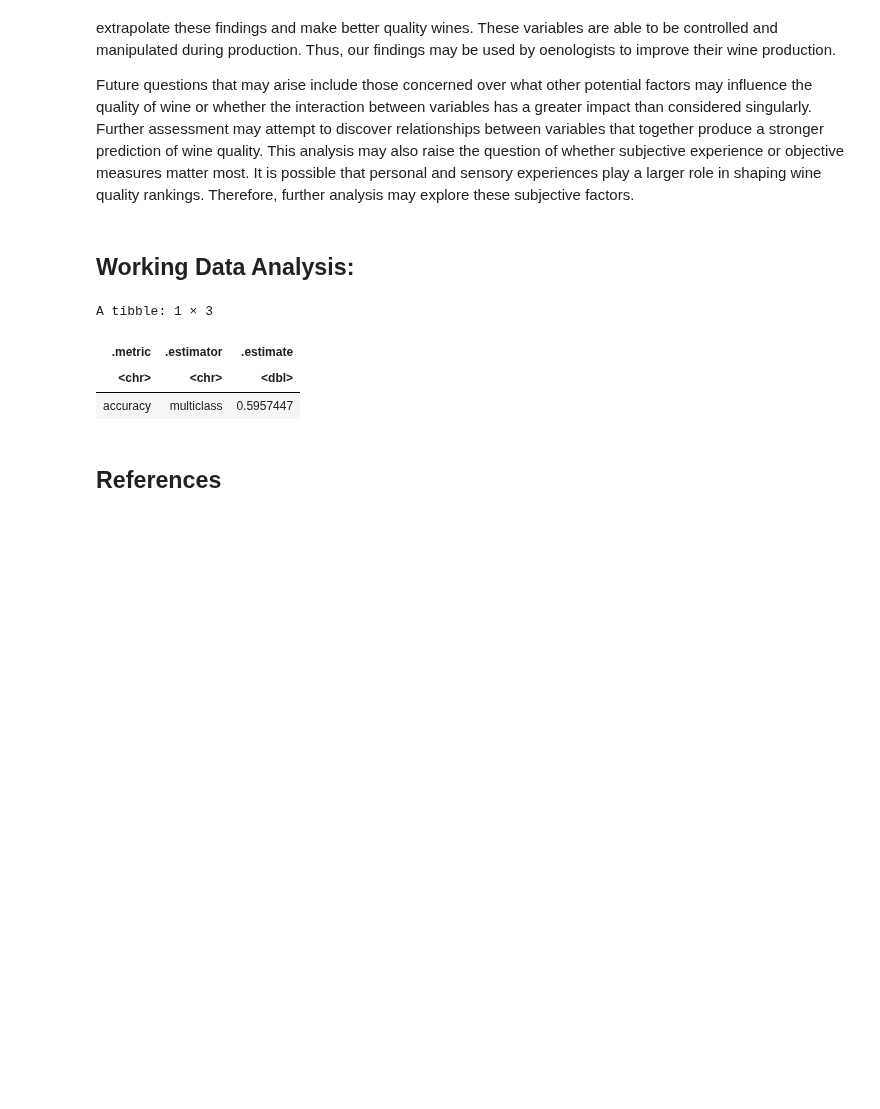
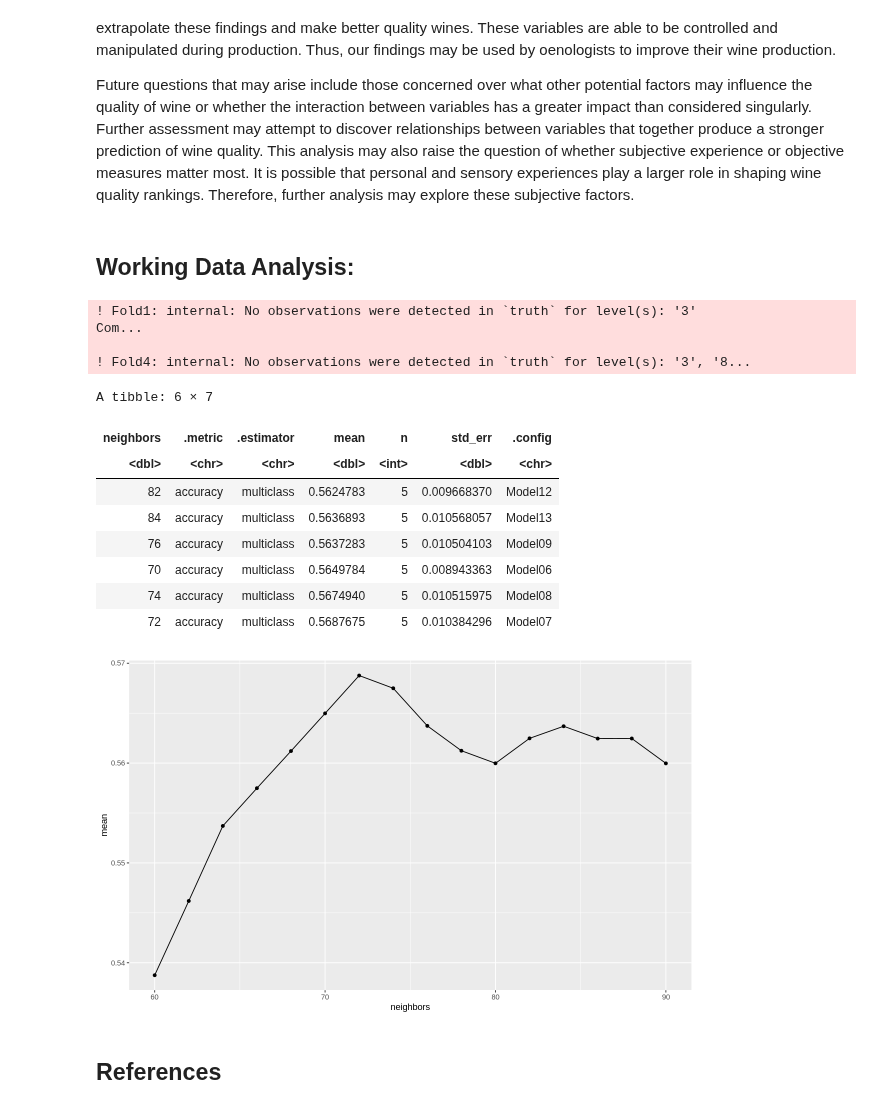
Before and after one commit to jon-chow/DSCI100-WineQualityAnalysis, a Jupyter notebook: Proposal.ipynb, the cells around one changed output. Saved outputs shown, nothing was run; the diff lists cells and outputs as text; code cells hidden in the pictures; blank space fills up the shorter version.

Commit message:
update on best-k

```diff
--- a/Proposal.ipynb
+++ b/Proposal.ipynb
@@ -197,7 +179,7 @@ Future questions that may arise include those concerned over what other potentia
 
 set.seed(7)
 
-predictor_train_data <- train_data %>% select(c(quality, fixed_acidity, residual_sugar, alcohol, sulphates, total_so2, fixed_acidity))
+predictor_train_data <- train_data %>% select(c(quality, fixed_acidity, residual_sugar, alcohol, sulphates, total_so2, fixed_acidity, citric_acid))
 
 recipe <- recipe(quality ~., data = predictor_train_data) %>%
 step_scale(all_predictors()) %>%
@@ -208,66 +190,76 @@ set_engine("kknn") %>%
 set_mode("classification")
 
 vfold <- vfold_cv(predictor_train_data, v = 5, strata = quality)
 
-# code below yeilded a very variable k plot of accuracy, best k's = 1, 6, 76, 36, 11, and 56. All a accuracies around 0.56.
+# code below yeilded a very variable k plot of accuracy, best k's = 60-75 best. All a accuracies around 0.56.
 # so i limited it to a smaller range.
 
 # k_vals <- tibble(neighbors = seq(1,100,5))
 
 # train_fit <- workflow() %>%
 # add_recipe(recipe) %>%
 # add_model(model) %>%
 # tune_grid(resamples = vfold, grid = k_vals) %>%
 # collect_metrics() %>%
 # filter(.metric == "accuracy") %>%
 # arrange(mean)
 
 # tail(train_fit)
 
 # k_plot <- ggplot(train_fit, aes(x=neighbors, y=mean)) + geom_point() + geom_line()
 # k_plot
 
 # code below yeilded a fairly variable k plot of accuracy, but k = 35 likely best for preventing under and overfitting.
 # k = 29 also does not vary as much from nearby points.
 
-# k_vals_2 <- tibble(neighbors = seq(25,80,2))
+k_vals_2 <- tibble(neighbors = seq(60,90,2))
 
-# train_fit_2 <- workflow() %>%
+train_fit_2 <- workflow() %>%
+add_recipe(recipe) %>%
+add_model(model) %>%
+tune_grid(resamples = vfold, grid = k_vals_2) %>%
+collect_metrics() %>%
+filter(.metric == "accuracy") %>%
+arrange(mean)
+
+tail(train_fit_2)
+
+k_plot_2 <- ggplot(train_fit_2, aes(x=neighbors, y=mean)) + geom_point() + geom_line()
+k_plot_2
+
+# using best model of k = 73, with accuracy 0.56.
+
+# best_model <- nearest_neighbor(weight_func = "rectangular", neighbors = 35) %>%
+# set_engine("kknn") %>%
+# set_mode("classification")
+
+# train_fit <- workflow() %>%
 # add_recipe(recipe) %>%
-# add_model(model) %>%
-# tune_grid(resamples = vfold, grid = k_vals_2) %>%
-# collect_metrics() %>%
-# filter(.metric == "accuracy") %>%
-# arrange(mean)
+# add_model(best_model) %>%
+# fit(predictor_train_data)
 
-# tail(train_fit_2)
-
-# k_plot_2 <- ggplot(train_fit_2, aes(x=neighbors, y=mean)) + geom_point() + geom_line()
-# k_plot_2
-
-# using best model of k = 35, with accuracy 0.5587600.
-
-best_model <- nearest_neighbor(weight_func = "rectangular", neighbors = 35) %>%
-set_engine("kknn") %>%
-set_mode("classification")
-
-train_fit <- workflow() %>%
-add_recipe(recipe) %>%
-add_model(best_model) %>%
-fit(predictor_train_data)
-
-predict_accuracy <- predict(train_fit, test_data) %>%
-bind_cols(test_data) %>%
-metrics(truth = quality, estimate = .pred_class) %>%
-filter(.metric == "accuracy")
-predict_accuracy
+# predict_accuracy <- predict(train_fit, test_data) %>%
+# bind_cols(test_data) %>%
+# metrics(truth = quality, estimate = .pred_class) %>%
+# filter(.metric == "accuracy")
+# predict_accuracy
 
 # above code gives 0.5957447 evaluation accuracy which is better than chance alone.
 # %% [output]
-A tibble: 1 × 3
+! Fold1: internal: No observations were detected in `truth` for level(s): '3'
+Com...
+
+! Fold4: internal: No observations were detected in `truth` for level(s): '3', '8...
+A tibble: 6 × 7
-| .metric | .estimator | .estimate |
-| <chr> | <chr> | <dbl> |
-| accuracy | multiclass | 0.5957447 |
+| neighbors | .metric | .estimator | mean | n | std_err | .config |
+| <dbl> | <chr> | <chr> | <dbl> | <int> | <dbl> | <chr> |
+| 82 | accuracy | multiclass | 0.5624783 | 5 | 0.009668370 | Model12 |
+| 84 | accuracy | multiclass | 0.5636893 | 5 | 0.010568057 | Model13 |
+| 76 | accuracy | multiclass | 0.5637283 | 5 | 0.010504103 | Model09 |
+| 70 | accuracy | multiclass | 0.5649784 | 5 | 0.008943363 | Model06 |
+| 74 | accuracy | multiclass | 0.5674940 | 5 | 0.010515975 | Model08 |
+| 72 | accuracy | multiclass | 0.5687675 | 5 | 0.010384296 | Model07 |
+[figure, added]
 # %% [markdown]
 ## References
 # %% [markdown]
```
Also changed, not shown: parts of 1 cell of this notebook.
